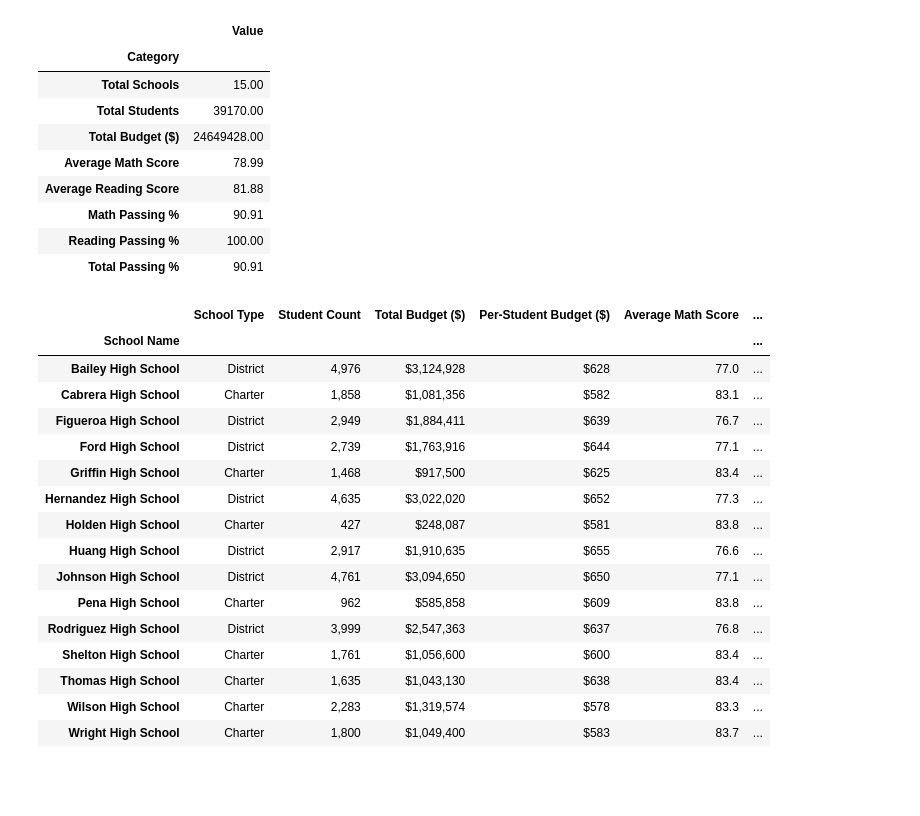
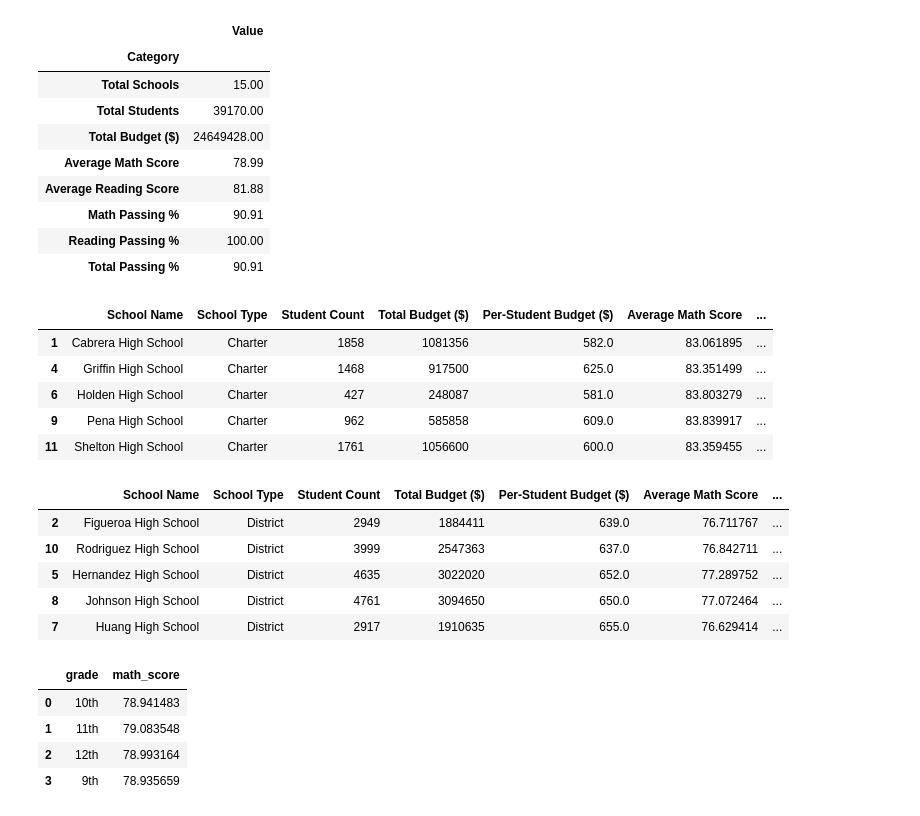
Before and after one commit to linderkm/pandas-challenge, a Jupyter notebook: PyCitySchools/analysis.ipynb, the cells around one changed output. Cells and saved outputs as stored; diff of their text form; code cells hidden in the pictures; blank space fills up the shorter version.

```diff
--- a/PyCitySchools/analysis.ipynb
+++ b/PyCitySchools/analysis.ipynb
@@ -162,6 +162,7 @@ school_summary_final = school_summary_final.rename(columns={"school_name": "Scho
                                                            "Passing Math %": "Passing Math (%)",
                                                            "Passing Reading %": "Passing Reading (%)",
                                                            "Total Passing %": "Total Passing (%)"})
+"""
 #updating index to be School Name values
 school_summary_final= school_summary_final.set_index("School Name")
 
@@ -174,24 +175,43 @@ school_summary_final["Average Reading Score"] = school_summary_final["Average Re
 school_summary_final["Passing Math (%)"] = school_summary_final["Passing Math (%)"].map("{:.2f}%".format)
 school_summary_final["Passing Reading (%)"] = school_summary_final["Passing Reading (%)"].map("{:.2f}%".format)
 school_summary_final["Total Passing (%)"] = school_summary_final["Total Passing (%)"].map("{:.2f}%".format)
+"""
 
-
-school_summary_final
+#creating a copy of the final summary, to modify later for additional analysis (14)
+school_summary_final_copy = school_summary_final.copy()
-# %% [output]
-|  | School Type | Student Count | Total Budget ($) | Per-Student Budget ($) | Average Math Score | ... |
-| School Name |  |  |  |  |  | ... |
-| Bailey High School | District | 4,976 | $3,124,928 | $628 | 77.0 | ... |
-| Cabrera High School | Charter | 1,858 | $1,081,356 | $582 | 83.1 | ... |
-| Figueroa High School | District | 2,949 | $1,884,411 | $639 | 76.7 | ... |
-| Ford High School | District | 2,739 | $1,763,916 | $644 | 77.1 | ... |
-| Griffin High School | Charter | 1,468 | $917,500 | $625 | 83.4 | ... |
-| Hernandez High School | District | 4,635 | $3,022,020 | $652 | 77.3 | ... |
-| Holden High School | Charter | 427 | $248,087 | $581 | 83.8 | ... |
-| Huang High School | District | 2,917 | $1,910,635 | $655 | 76.6 | ... |
-| Johnson High School | District | 4,761 | $3,094,650 | $650 | 77.1 | ... |
-| Pena High School | Charter | 962 | $585,858 | $609 | 83.8 | ... |
-| Rodriguez High School | District | 3,999 | $2,547,363 | $637 | 76.8 | ... |
-| Shelton High School | Charter | 1,761 | $1,056,600 | $600 | 83.4 | ... |
-| Thomas High School | Charter | 1,635 | $1,043,130 | $638 | 83.4 | ... |
-| Wilson High School | Charter | 2,283 | $1,319,574 | $578 | 83.3 | ... |
-| Wright High School | Charter | 1,800 | $1,049,400 | $583 | 83.7 | ... |
+# %%
+#organizing the summary data frame by 'total passing (%)', in descending order.
+top_schools = school_summary_final.sort_values(by="Total Passing (%)",ascending=False)
+top_schools.head(5)
+# %% [output]
+|  | School Name | School Type | Student Count | Total Budget ($) | Per-Student Budget ($) | Average Math Score | ... |
+| 1 | Cabrera High School | Charter | 1858 | 1081356 | 582.0 | 83.061895 | ... |
+| 4 | Griffin High School | Charter | 1468 | 917500 | 625.0 | 83.351499 | ... |
+| 6 | Holden High School | Charter | 427 | 248087 | 581.0 | 83.803279 | ... |
+| 9 | Pena High School | Charter | 962 | 585858 | 609.0 | 83.839917 | ... |
+| 11 | Shelton High School | Charter | 1761 | 1056600 | 600.0 | 83.359455 | ... |
+# %%
+#organizing the summary data frame by 'total passing (%)', in ascending order.
+top_schools = school_summary_final.sort_values(by="Total Passing (%)",ascending=True)
+top_schools.head(5)
+# %% [output]
+|  | School Name | School Type | Student Count | Total Budget ($) | Per-Student Budget ($) | Average Math Score | ... |
+| 2 | Figueroa High School | District | 2949 | 1884411 | 639.0 | 76.711767 | ... |
+| 10 | Rodriguez High School | District | 3999 | 2547363 | 637.0 | 76.842711 | ... |
+| 5 | Hernandez High School | District | 4635 | 3022020 | 652.0 | 77.289752 | ... |
+| 8 | Johnson High School | District | 4761 | 3094650 | 650.0 | 77.072464 | ... |
+| 7 | Huang High School | District | 2917 | 1910635 | 655.0 | 76.629414 | ... |
+# %%
+#average math scores, per grade level
+#grouping the "grade" and "math_score" series, and calculating the mean of each group.
+math_by_grade = students_df[["grade", "math_score"]].groupby("grade").mean()
+math_by_grade = math_by_grade.reset_index()
+math_by_grade = math_by_grade.sort_values(by="grade",ascending=True)
+
+math_by_grade
+# %% [output]
+|  | grade | math_score |
+| 0 | 10th | 78.941483 |
+| 1 | 11th | 79.083548 |
+| 2 | 12th | 78.993164 |
+| 3 | 9th | 78.935659 |
```
Also changed, not shown: parts of 3 cells of this notebook, 1 other file.
